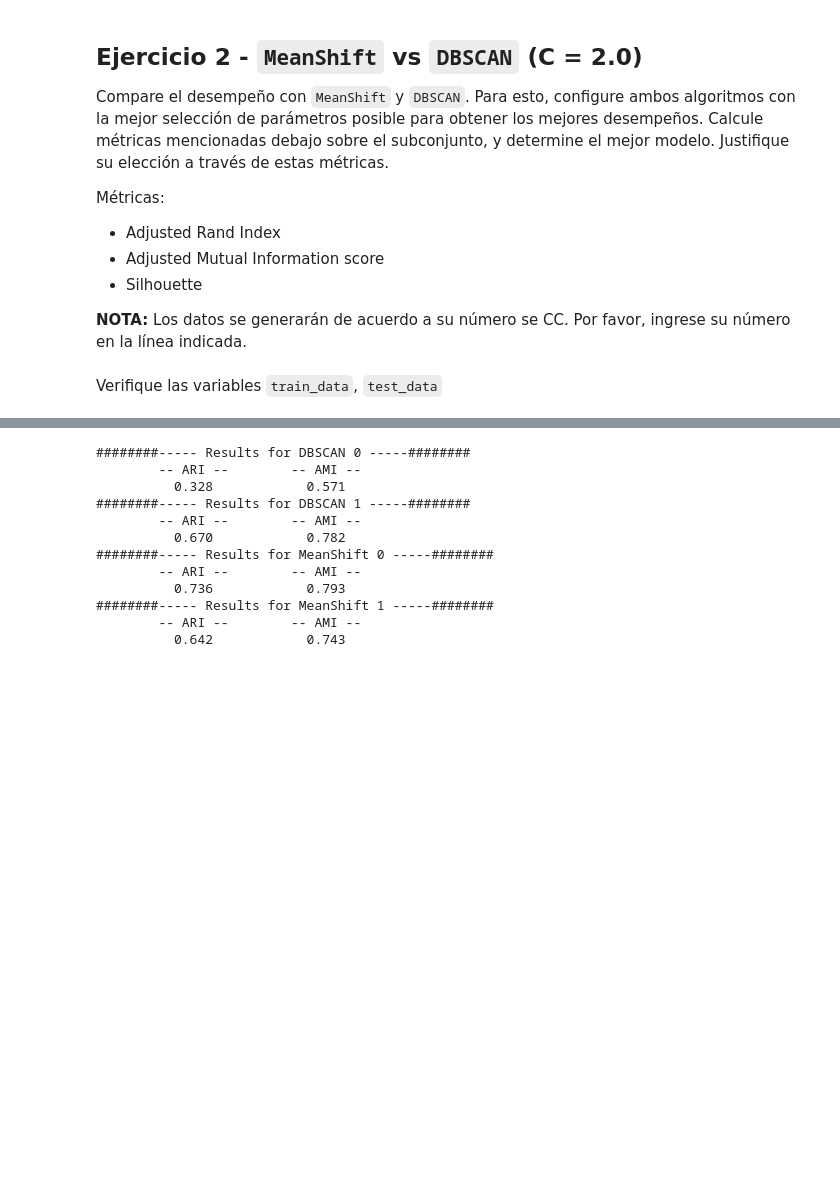
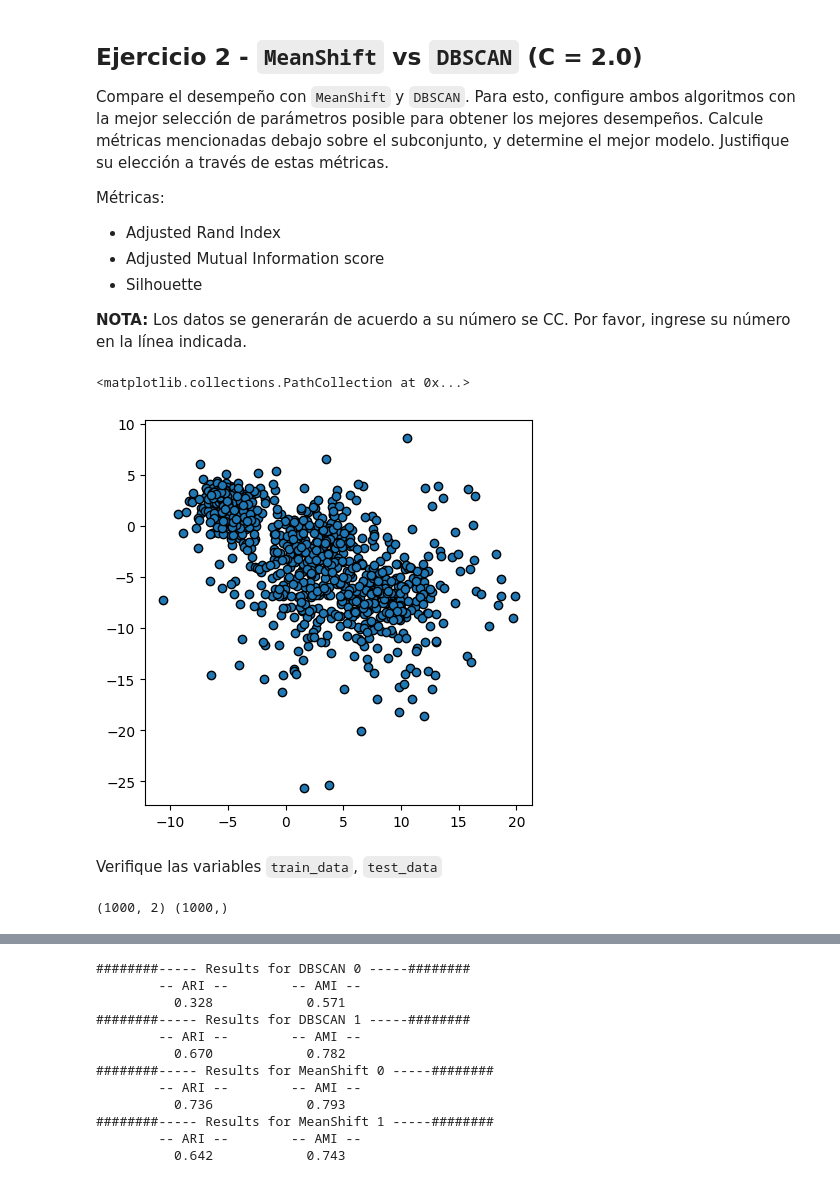
Before and after one commit to JoseDavidN/machine_learning, a Jupyter notebook: Entregas/entrega_3/NuñezGomezJoseDavid_E3_ML08.ipynb, the cells around one changed output, grey strips where cells are left out. Saved outputs shown, nothing was run; the diff lists cells and outputs as text; code cells hidden in the pictures; blank space fills up the shorter version.

````diff
--- a/Entregas/entrega_3/NuñezGomezJoseDavid_E3_ML08.ipynb
+++ b/Entregas/entrega_3/NuñezGomezJoseDavid_E3_ML08.ipynb
@@ -61,22 +92,27 @@ Métricas:
 # %%
 #@markdown ------
 #@markdown #### **⚠️ Ingrese su número de CC**. ⬇
 
 !gdown -qq "https://drive.google.com/uc?id=1_aBCW63crUL_mPwE8ATzCtsjNa5rRiUL" -O /eval_tools-1.1-py3-none-any.whl
 !pip3 -qq install /eval_tools-1.1-py3-none-any.whl
 !rm -r /eval_tools-1.1-py3-none-any.whl
 
 import matplotlib.pyplot as plt
 from eval_tools import import_data_from_CC
 
-CC = xx #@param {type:"number"}
+CC = 1001812708 #@param {type:"number"}
 train_data, _, train_targets, _ = import_data_from_CC (CC, algorithm='unequal_var')
 
 _, axes = plt.subplots(figsize=(5,5))
 axes.scatter(train_data[:, 0], train_data[:, 1], edgecolors='k')
 
 #@markdown ------
+# %% [output]
+<matplotlib.collections.PathCollection at 0x...>
+[figure, added]
 # %% [markdown]
 Verifique las variables ```train_data```, ```test_data```
 # %%
 print (train_data.shape, train_targets.shape)
+# %% [output]
+(1000, 2) (1000,)
````
Also changed, not shown: parts of 8 cells of this notebook, 1 other file.
